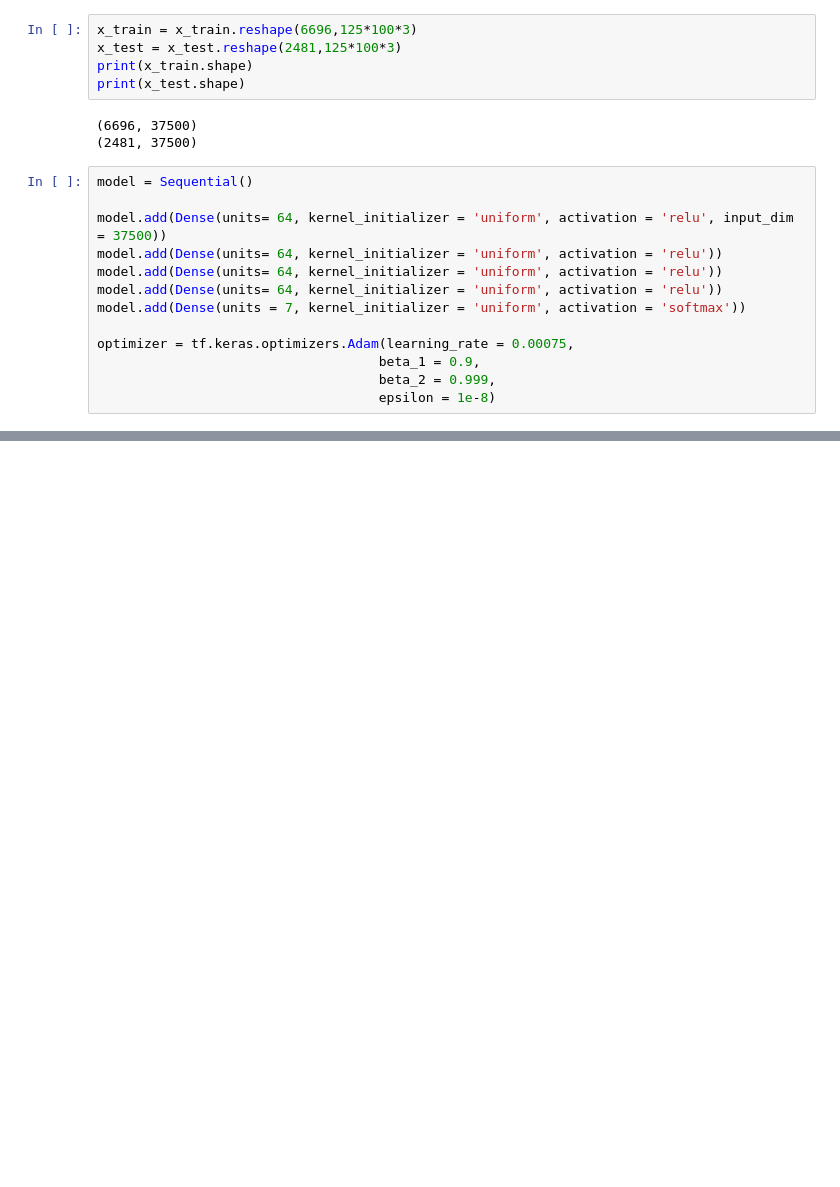
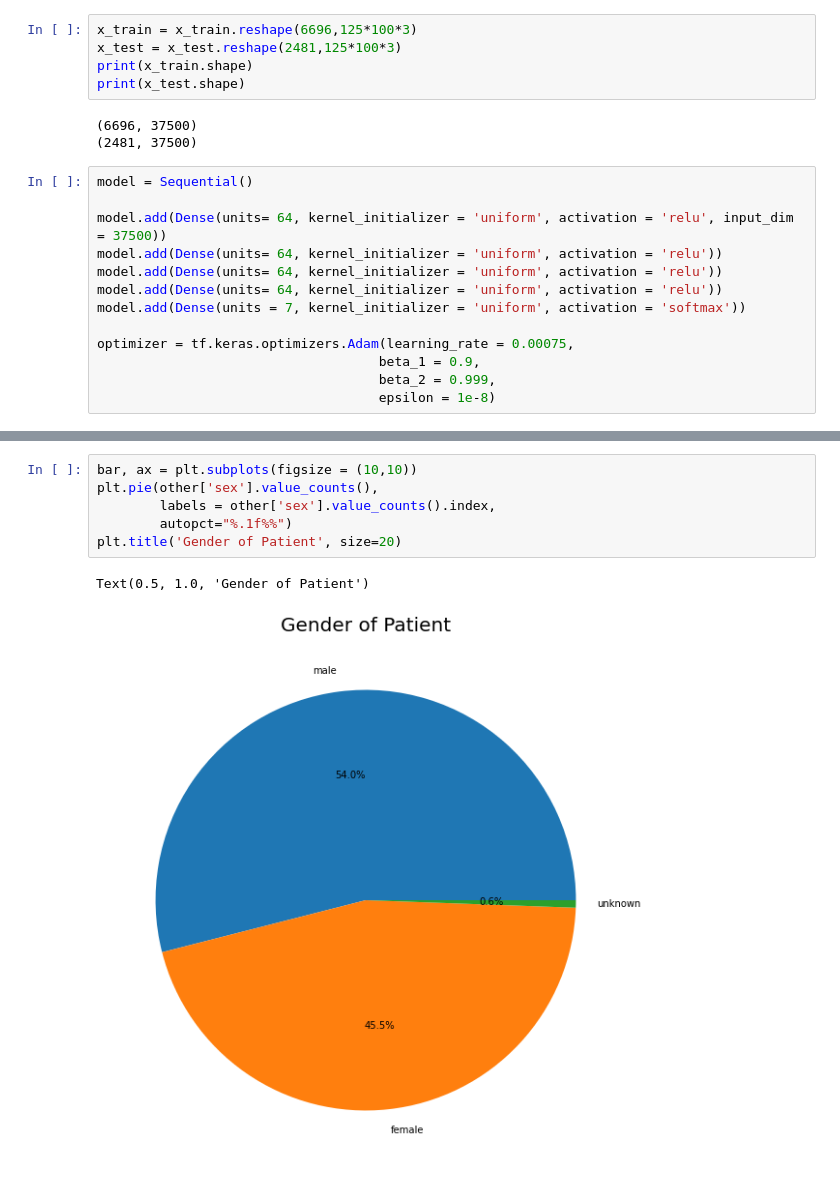
Before and after one commit to prkhr7/prakhar-rawat, a Jupyter notebook: OSAMAH.ipynb, the cells around one changed output, grey strips where cells are left out. Drawn from its saved outputs; the diff is of its cells as text; blank space fills up the shorter version.

```diff
--- a/OSAMAH.ipynb
+++ b/OSAMAH.ipynb
@@ -302,0 +380,9 @@ SyntaxError: ignored
+# %%
+bar, ax = plt.subplots(figsize = (10,10))
+plt.pie(other['sex'].value_counts(),
+        labels = other['sex'].value_counts().index,
+        autopct="%.1f%%")
+plt.title('Gender of Patient', size=20)
+# %% [output]
+Text(0.5, 1.0, 'Gender of Patient')
+[figure, added]
```
Also changed, not shown: parts of 25 cells of this notebook.
